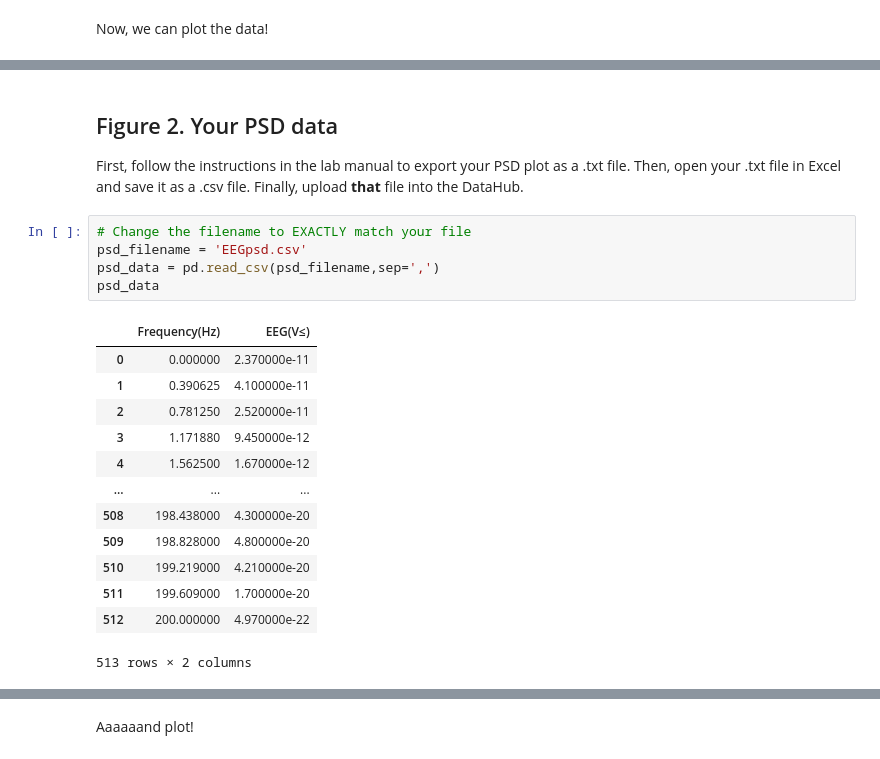
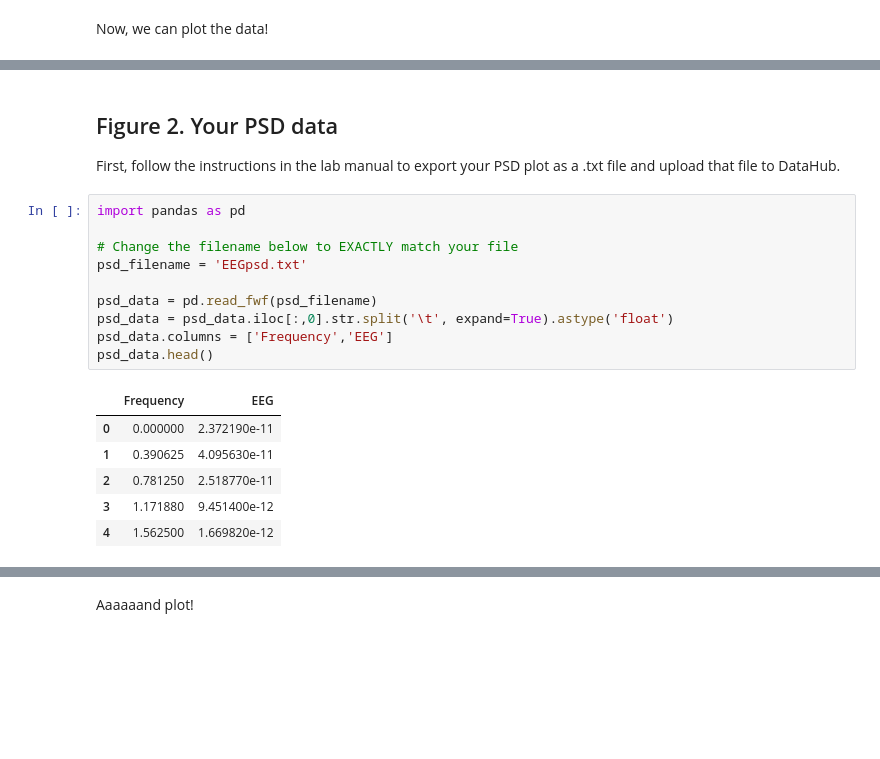
Before and after one commit to BIPN145/Utilities, a Jupyter notebook: analyzeEEGdata_new.ipynb, the cells around one changed output, grey strips where cells are left out. Drawn from its saved outputs; the diff is of its cells as text; blank space fills up the shorter version.

```diff
--- a/analyzeEEGdata_new.ipynb
+++ b/analyzeEEGdata_new.ipynb
@@ -70,24 +72,22 @@ plt.show()
 [figure]
 # %% [markdown]
 ## Figure 2. Your PSD data
-First, follow the instructions in the lab manual to export your PSD plot as a .txt file.  Then, open your .txt file in Excel and save it as a .csv file. Finally, upload **that** file into the DataHub.
+First, follow the instructions in the lab manual to export your PSD plot as a .txt file and upload that file to DataHub.
 # %%
-# Change the filename to EXACTLY match your file
-psd_filename = 'EEGpsd.csv'
-psd_data = pd.read_csv(psd_filename,sep=',')
-psd_data
+import pandas as pd
+
+# Change the filename below to EXACTLY match your file
+psd_filename = 'EEGpsd.txt'
+
+psd_data = pd.read_fwf(psd_filename)
+psd_data = psd_data.iloc[:,0].str.split('\t', expand=True).astype('float')
+psd_data.columns = ['Frequency','EEG']
+psd_data.head()
 # %% [output]
-|  | Frequency(Hz) | EEG(V≤) |
-| 0 | 0.000000 | 2.370000e-11 |
-| 1 | 0.390625 | 4.100000e-11 |
-| 2 | 0.781250 | 2.520000e-11 |
-| 3 | 1.171880 | 9.450000e-12 |
-| 4 | 1.562500 | 1.670000e-12 |
-| ... | ... | ... |
-| 508 | 198.438000 | 4.300000e-20 |
-| 509 | 198.828000 | 4.800000e-20 |
-| 510 | 199.219000 | 4.210000e-20 |
-| 511 | 199.609000 | 1.700000e-20 |
-| 512 | 200.000000 | 4.970000e-22 |
+|  | Frequency | EEG |
+| 0 | 0.000000 | 2.372190e-11 |
+| 1 | 0.390625 | 4.095630e-11 |
+| 2 | 0.781250 | 2.518770e-11 |
+| 3 | 1.171880 | 9.451400e-12 |
+| 4 | 1.562500 | 1.669820e-12 |
-513 rows × 2 columns
 # %%
```
Also changed, not shown: parts of 18 cells of this notebook, 1 other file.
